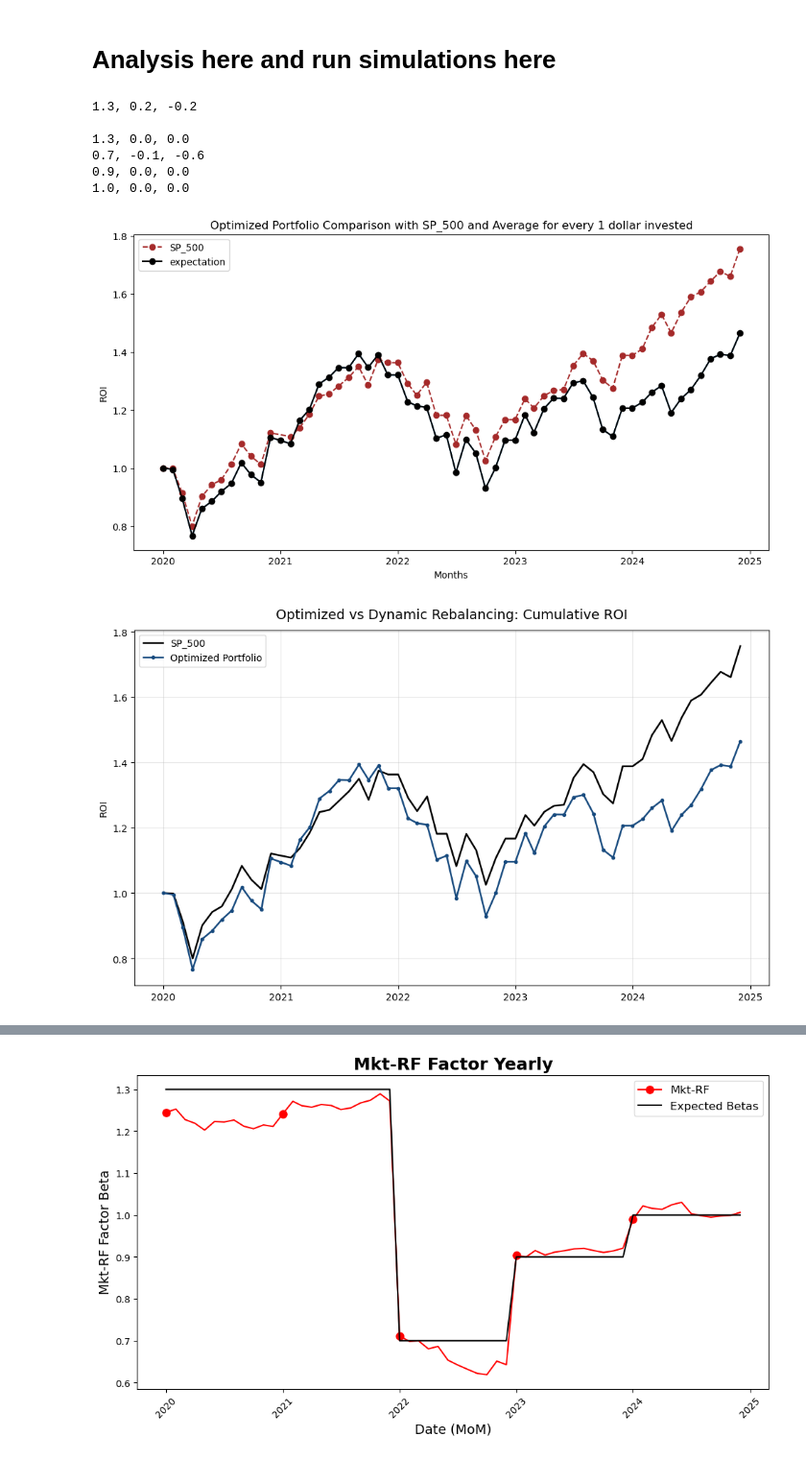
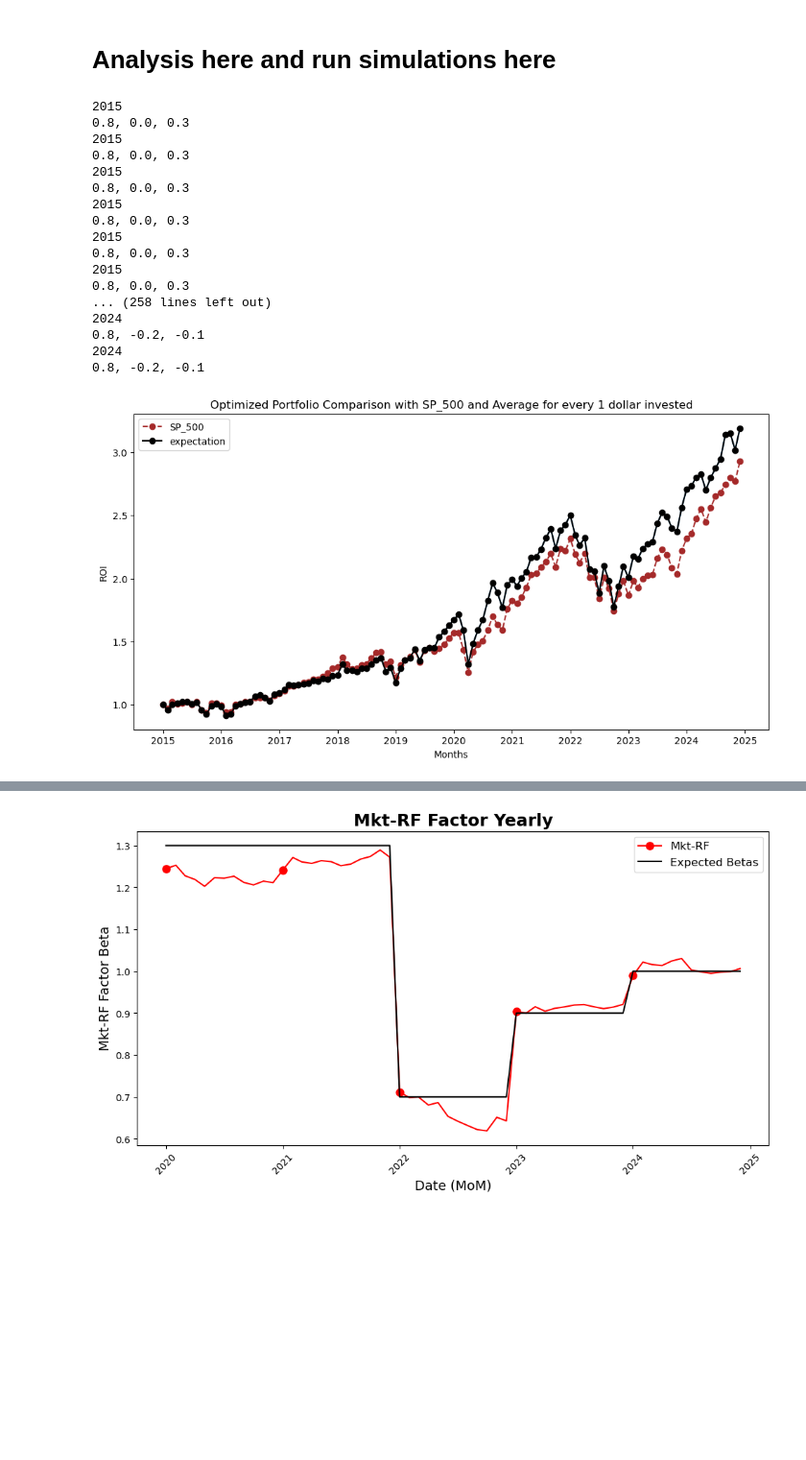
Before and after one commit to vincentbatten27/Multi-Factor_Investing, a Jupyter notebook: Multi_Factor_Fall_25/Run simulator.ipynb, the cells around one changed output, grey strips where cells are left out. Shown at 96% size. Drawn from its saved outputs; the diff is of its cells as text; code cells hidden in the pictures; blank space fills up the shorter version.

Commit message:
9.3.0
System updates for new year, better handling for beta points reward

```diff
--- a/Multi_Factor_Fall_25/Run simulator.ipynb
+++ b/Multi_Factor_Fall_25/Run simulator.ipynb
@@ -562,9 +562,11 @@ def new_date_calculation():
     global out_of_sample_year_end
     out_of_sample_year_start={}
     out_of_sample_year_end={}
+    period_end = pd.to_datetime('2025-01-01')
+
     for year in range(os_years):
-        out_of_sample_year_start[(year+1)] = today - timedelta(days=(365 * (os_years - year)))
-        two_months_before = (out_of_sample_year_start[(year+1)] - relativedelta(months = today.month- 1))
+        out_of_sample_year_start[(year+1)] = period_end - timedelta(days=(365 * (os_years - year)))
+        two_months_before = (out_of_sample_year_start[(year+1)] - relativedelta(months = period_end.month- 1))
         out_of_sample_year_start[(year+1)] = two_months_before.replace(day=1)
         years=out_of_sample_year_start[(year+1)].year
         if (years % 4 == 0 and years % 100 != 0) or (years % 400 == 0):
@@ -582,8 +584,8 @@ def new_date_calculation():
     global in_of_sample_year_end
     in_of_sample_year_end={}
     for year in range(in_years):
-        in_of_sample_year_start[(year+1)] = today - timedelta(days=(365 * ((in_years+os_years) - year)))
-        two_months_before = in_of_sample_year_start[(year+1)] - relativedelta(months = today.month-1)
+        in_of_sample_year_start[(year+1)] = period_end - timedelta(days=(365 * ((in_years+os_years) - year)))
+        two_months_before = in_of_sample_year_start[(year+1)] - relativedelta(months = period_end.month-1)
         in_of_sample_year_start[(year+1)] = two_months_before.replace(day=1)
         years=in_of_sample_year_start[(year+1)].year
         if (years % 4 == 0 and years % 100 != 0) or (years % 400 == 0):
@@ -598,8 +600,8 @@ def new_date_calculation():
 
     inner_in_of_sample_year_start={}
     for year in range(in_years+os_years):
-        inner_in_of_sample_year_start[(year+1)] = today - timedelta(days=(365 * (in_years+os_years - year)))
-        two_months_before = inner_in_of_sample_year_start[(year+1)] - relativedelta(months = today.month-1)
+        inner_in_of_sample_year_start[(year+1)] = period_end - timedelta(days=(365 * (in_years+os_years - year)))
+        two_months_before = inner_in_of_sample_year_start[(year+1)] - relativedelta(months = period_end.month-1)
         inner_in_of_sample_year_start[(year+1)] = two_months_before.replace(day=1)
         years=inner_in_of_sample_year_start[(year+1)].year
         if (years % 4 == 0 and years % 100 != 0) or (years % 400 == 0):
@@ -798,14 +800,6 @@ def new_run_with_backtest_rebalance(inyears,outyears,betaA,betaB,betaC, rebal_fr
     new_spy_performances[os_years] = noos1_new_performance.iloc[-1].loc["SP_500"]
     new_performances[os_years] = noos1_new_performance.iloc[-1].loc["Optimized Portfolio"]
     return noos1_new_performance
-# %%
-concatenated_df = pd.concat(oos1_list, axis=1)
-averaged_df_A = concatenated_df.filter(like='SP_500').mean(axis=1)
-averaged_df_B = concatenated_df.filter(like='Optimized Portfolio').mean(axis=1)
-averaged_df = pd.DataFrame({
-    'SP_500': averaged_df_A,
-    'Optimized Portfolio': averaged_df_B
-})
 # %%
 def new_run_with_backtest_rebalance_cv(inyears,outyears,betaA,betaB,betaC, rebal_freq):
     global start_date
@@ -1012,8 +1005,9 @@ def new_run_with_backtest_mrebalance(inyears,outyears,betaA,betaB,betaC, rebal_f
             start_date1 = str(pd.to_datetime(n_year_before_updated) + relativedelta(months=36))
             end_date1 = str(pd.to_datetime(n_year_before_updated) + relativedelta(months=37))
             curr_year = (pd.to_datetime(n_year_after_updated)+relativedelta(months=1)).year
+            print(curr_year)
             try:
-                curr_df = pd.read_csv(f'yrebal_explored_sortino_o1_{curr_year}.csv')
+                curr_df = pd.read_csv(f'yrebal_explored_sortino_active_{curr_year}.csv')
             except:
                 print('File DNE')
             curr_df = curr_df.sort_values(by='reward') # change
@@ -1021,7 +1015,7 @@ def new_run_with_backtest_mrebalance(inyears,outyears,betaA,betaB,betaC, rebal_f
             betaB = curr_df.iloc[-1][1]
             betaC = curr_df.iloc[-1][2]
 
-            # print(f'{betaA}, {betaB}, {betaC} ')
+            print(f'{betaA}, {betaB}, {betaC} ')
             expected_betas.append([betaA,betaB,betaC])
             simulator(betaA,betaB,betaC,n_year_before_updated,n_year_after_updated,1000000*prev_month_perf,50)
             rebalance_opt_weights.append(opt_portf_weights)
@@ -2273,18 +2293,27 @@ new_data1, indexgspc1, spy_yoy_tickers1 = run_sp500_data()
 # %%
 # y = yearly rebalancing
 # m = monthly rebalancing
 # dry = dynamic rebalancing yearly
 # drm = dynamic rebalancing monthly
 # cv =  Cross Validation strategies & dynamic monthly rebalancing
-oos1_list,oos1_list_yearly,oos1_average=monte_carlo_simulation(1,1, 0, 0 ,'rebalance',3,5, 'dry')
-avg_dry = final_visual()
-analyze_portfolios(avg_dry,12,'m')
+oos1_list,oos1_list_yearly,oos1_average=monte_carlo_simulation(1,1, 0, 0 ,'rebalance',3,10, 'drm')
+avg_drm= final_visual()
 # %% [output]
-1.3, 0.2, -0.2
-
-1.3, 0.0, 0.0
-0.7, -0.1, -0.6
-0.9, 0.0, 0.0
-1.0, 0.0, 0.0
+2015
+0.8, 0.0, 0.3
+2015
+0.8, 0.0, 0.3
+2015
+0.8, 0.0, 0.3
+2015
+0.8, 0.0, 0.3
+2015
+0.8, 0.0, 0.3
+2015
+0.8, 0.0, 0.3
+... (258 lines left out)
+2024
+0.8, -0.2, -0.1
+2024
+0.8, -0.2, -0.1
-[figure, old version]
+[figure, new version]
-[figure, removed]
```
Also changed, not shown: parts of 28 cells of this notebook, 32 other files.
